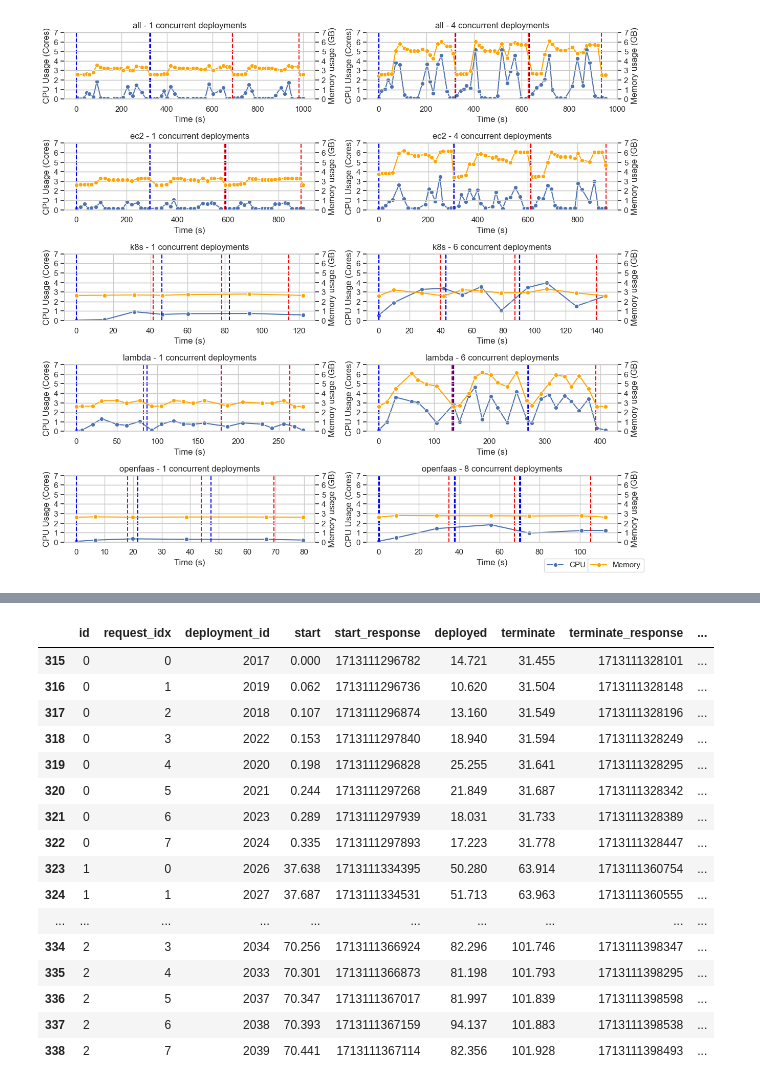
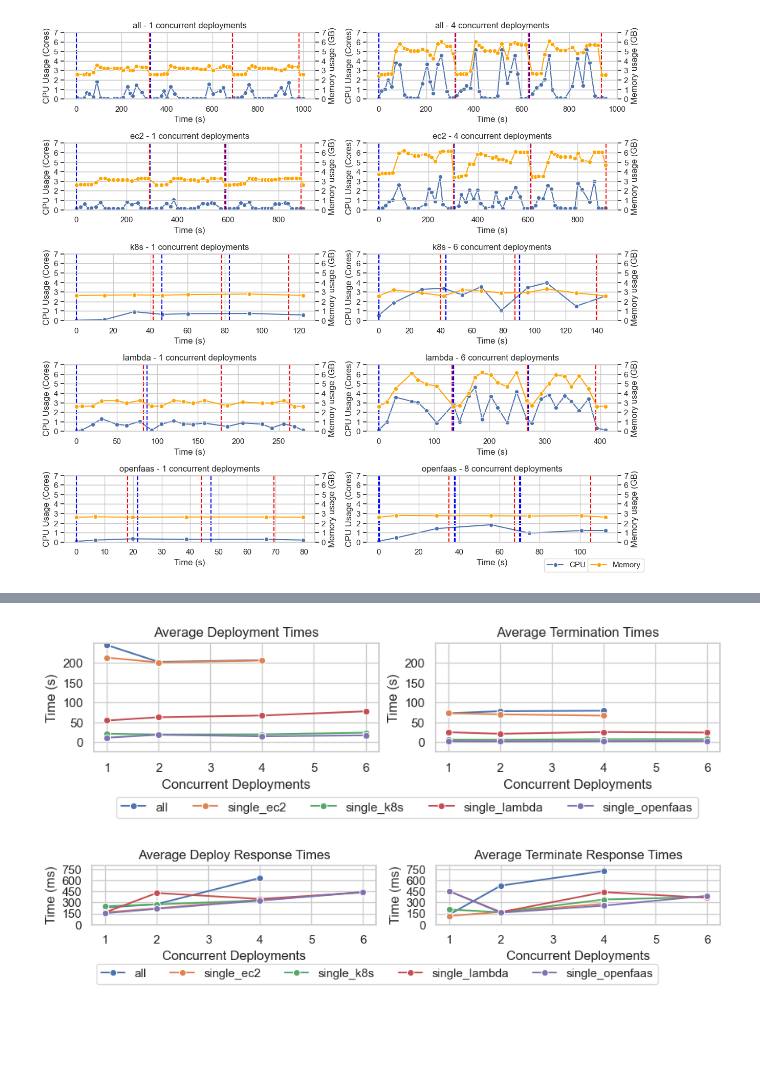
Before and after one commit to Apollo-Tools/resource-manager, a Jupyter notebook: benchmark/results/rm-analysis/utilisation.ipynb, the cells around one changed output, grey strips where cells are left out. Drawn from its saved outputs; the diff is of its cells as text; code cells hidden in the pictures; blank space fills up the shorter version.

```diff
--- a/benchmark/results/rm-analysis/utilisation.ipynb
+++ b/benchmark/results/rm-analysis/utilisation.ipynb
@@ -370,20 +370,57 @@ plt.show()
-# %%
-df_timestamps[(df_timestamps['type'] == 'single_openfaas') & (df_timestamps['concurrent_deployments'] == 8)]
-# %% [output]
-|  | id | request_idx | deployment_id | start | start_response | deployed | terminate | terminate_response | ... |
-| 315 | 0 | 0 | 2017 | 0.000 | 1713111296782 | 14.721 | 31.455 | 1713111328101 | ... |
-| 316 | 0 | 1 | 2019 | 0.062 | 1713111296736 | 10.620 | 31.504 | 1713111328148 | ... |
-| 317 | 0 | 2 | 2018 | 0.107 | 1713111296874 | 13.160 | 31.549 | 1713111328196 | ... |
-| 318 | 0 | 3 | 2022 | 0.153 | 1713111297840 | 18.940 | 31.594 | 1713111328249 | ... |
-| 319 | 0 | 4 | 2020 | 0.198 | 1713111296828 | 25.255 | 31.641 | 1713111328295 | ... |
-| 320 | 0 | 5 | 2021 | 0.244 | 1713111297268 | 21.849 | 31.687 | 1713111328342 | ... |
-| 321 | 0 | 6 | 2023 | 0.289 | 1713111297939 | 18.031 | 31.733 | 1713111328389 | ... |
-| 322 | 0 | 7 | 2024 | 0.335 | 1713111297893 | 17.223 | 31.778 | 1713111328447 | ... |
-| 323 | 1 | 0 | 2026 | 37.638 | 1713111334395 | 50.280 | 63.914 | 1713111360754 | ... |
-| 324 | 1 | 1 | 2027 | 37.687 | 1713111334531 | 51.713 | 63.963 | 1713111360555 | ... |
-| ... | ... | ... | ... | ... | ... | ... | ... | ... | ... |
-| 334 | 2 | 3 | 2034 | 70.256 | 1713111366924 | 82.296 | 101.746 | 1713111398347 | ... |
-| 335 | 2 | 4 | 2033 | 70.301 | 1713111366873 | 81.198 | 101.793 | 1713111398295 | ... |
-| 336 | 2 | 5 | 2037 | 70.347 | 1713111367017 | 81.997 | 101.839 | 1713111398598 | ... |
-| 337 | 2 | 6 | 2038 | 70.393 | 1713111367159 | 94.137 | 101.883 | 1713111398538 | ... |
-| 338 | 2 | 7 | 2039 | 70.441 | 1713111367114 | 82.356 | 101.928 | 1713111398493 | ... |
+# %%
+# Deployment and Termination Time
+grouped_timestamps = df_timestamps.groupby(['type', 'concurrent_deployments']).mean().reset_index()
+grouped_timestamps = grouped_timestamps[grouped_timestamps['concurrent_deployments'] < 8]
+
+types = pd.Series(grouped_timestamps['type'].unique())
+
+y_min = -25
+y_max = 250
+selected_types = types[types.isin(['single_openfaas', 'single_lambda', 'single_ec2', 'single_k8s', 'all'])]
+fig, axs = plt.subplots(1, 2, figsize=(10, 1.75))
+axs = axs.flatten()
+for i, type_ in enumerate(selected_types):
+       subset_df = grouped_timestamps[grouped_timestamps['type'] == type_]
+       sns.lineplot(data=subset_df, x='concurrent_deployments', y='deployment_time', ax=axs[0], label=type_, marker='o')
+       sns.lineplot(data=subset_df, x='concurrent_deployments', y='termination_time', ax=axs[1], label=type_, marker='o')
+for i in range(0, 2):
+       axs[i].set_ylim(y_min, y_max)
+       axs[i].set_xlabel('Concurrent Deployments')
+       axs[i].set_ylabel('Time (s)')
+       axs[i].set_title('Average Deployment Times' if i == 0 else 'Average Termination Times')
+       axs[i].get_legend().remove()
+       axs[i].set_yticks(np.arange(y_min + 25, y_max, 50))
+handles, labels = axs[0].get_legend_handles_labels()
+fig.legend(handles, labels, loc='lower right', bbox_to_anchor=(0.88, -0.4), ncols=len(labels))
+plt.show()
+# %% [output]
+[figure, added]
+# %%
+# Deploy Response Time and Terminate Response Time
+grouped_timestamps = df_timestamps.groupby(['type', 'concurrent_deployments']).mean().reset_index()
+grouped_timestamps = grouped_timestamps[grouped_timestamps['concurrent_deployments'] < 8]
+
+types = pd.Series(grouped_timestamps['type'].unique())
+
+selected_types = types[types.isin(['single_openfaas', 'single_lambda', 'single_ec2', 'single_k8s', 'all'])]
+fig, axs = plt.subplots(1, 2, figsize=(9, 1.8))
+axs = axs.flatten()
+y_min = 0
+y_max = 800
+for i, type_ in enumerate(selected_types):
+       subset_df = grouped_timestamps[grouped_timestamps['type'] == type_]
+       sns.lineplot(data=subset_df, x='concurrent_deployments', y='start_response_time', ax=axs[0], label=type_, marker='o')
+       sns.lineplot(data=subset_df, x='concurrent_deployments', y='terminate_response_time', ax=axs[1], label=type_, marker='o')
+for i in range(0, 2):
+       axs[i].set_ylim(y_min, y_max)
+       axs[i].set_xlabel('Concurrent Deployments')
+       axs[i].set_ylabel('Time (ms)')
+       axs[i].set_yticks(np.arange(y_min, y_max, 150))
+       axs[i].set_title('Average Deploy Response Times' if i == 0 else 'Average Terminate Response Times')
+       axs[i].get_legend().remove()
+plt.tight_layout()
+handles, labels = axs[0].get_legend_handles_labels()
+fig.legend(handles, labels, loc='lower right', bbox_to_anchor=(0.9, -0.1), ncols=len(labels))
+plt.show()
+# %% [output]
+[figure, added]
```
Also changed, not shown: parts of 4 cells of this notebook, 2 other files.
